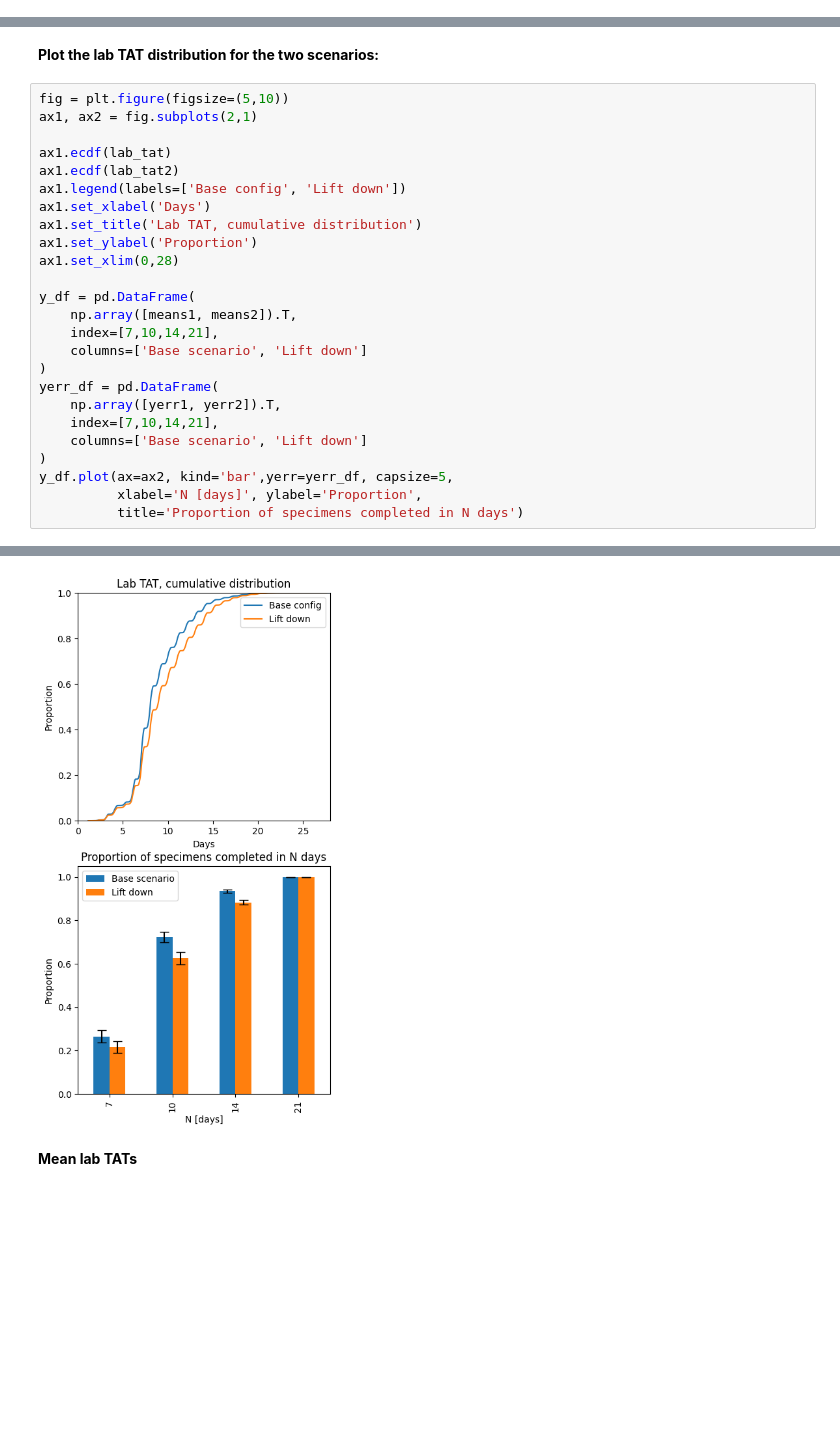
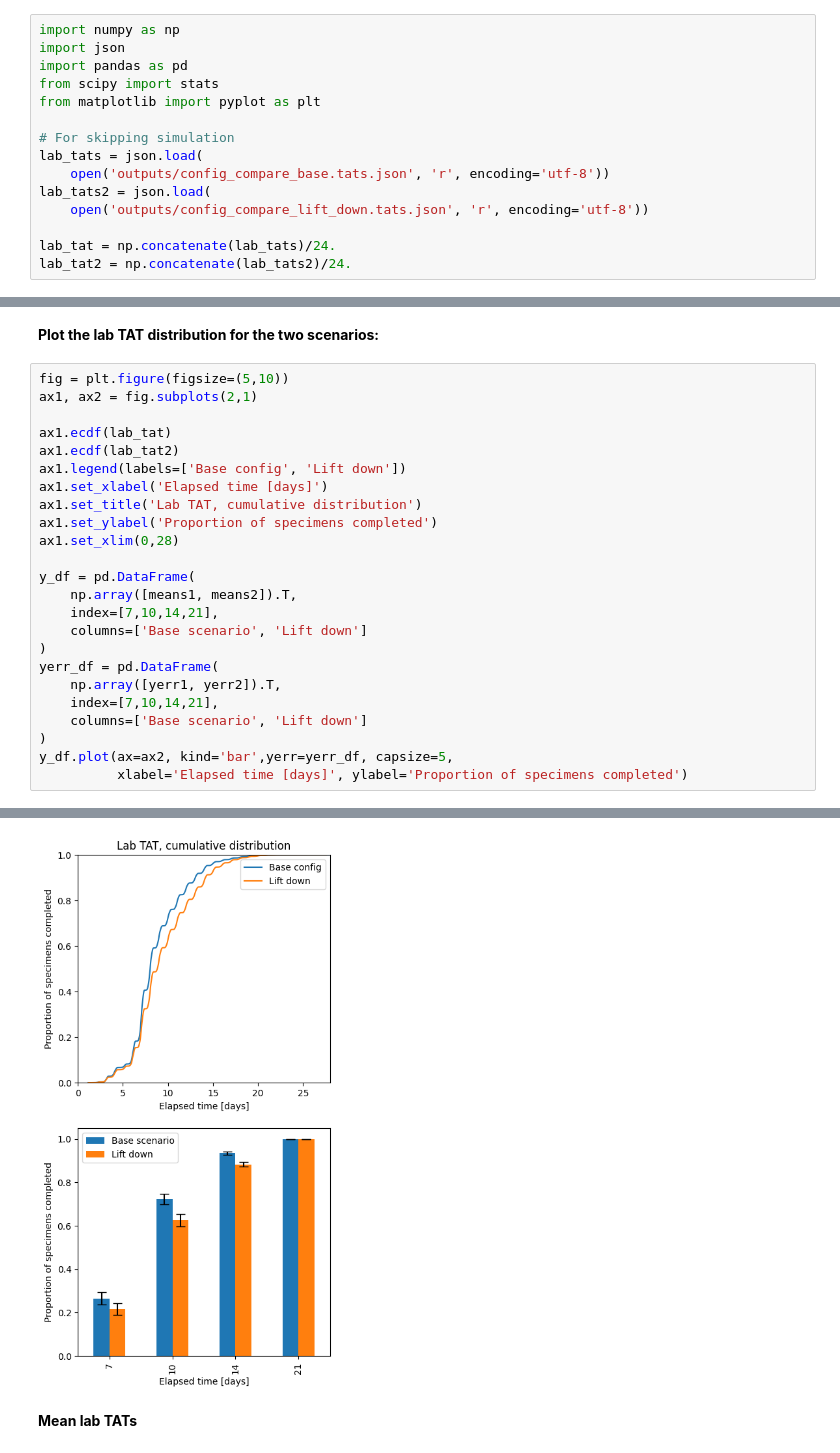
Before and after one commit to yinchi/histopath-bim-des, a Jupyter notebook: notebooks/config_compare.ipynb, the cells around one changed output, grey strips where cells are left out. Drawn from its saved outputs; the diff is of its cells as text; blank space fills up the shorter version.

```diff
--- a/notebooks/config_compare.ipynb
+++ b/notebooks/config_compare.ipynb
@@ -97,5 +111,20 @@ array([0.00000000e+00, 0.00000000e+00, 2.72461004e-04, 6.48729651e-03,
 # %% [markdown]
 ## Comparison
+# %%
+import numpy as np
+import json
+import pandas as pd
+from scipy import stats
+from matplotlib import pyplot as plt
+
+# For skipping simulation
+lab_tats = json.load(
+    open('outputs/config_compare_base.tats.json', 'r', encoding='utf-8'))
+lab_tats2 = json.load(
+    open('outputs/config_compare_lift_down.tats.json', 'r', encoding='utf-8'))
+
+lab_tat = np.concatenate(lab_tats)/24.
+lab_tat2 = np.concatenate(lab_tats2)/24.
 # %%
 mat1 = np.array([[np.mean(np.array(lab_tats[i])/24. < n) for n in [7,10,14,21]] for i in range(30)])
 mat2 = np.array([[np.mean(np.array(lab_tats2[i])/24. < n) for n in [7,10,14,21]] for i in range(30)])
@@ -155,9 +184,9 @@ ax1, ax2 = fig.subplots(2,1)
 ax1.ecdf(lab_tat)
 ax1.ecdf(lab_tat2)
 ax1.legend(labels=['Base config', 'Lift down'])
-ax1.set_xlabel('Days')
+ax1.set_xlabel('Elapsed time [days]')
 ax1.set_title('Lab TAT, cumulative distribution')
-ax1.set_ylabel('Proportion')
+ax1.set_ylabel('Proportion of specimens completed')
 ax1.set_xlim(0,28)
 
 y_df = pd.DataFrame(
@@ -171,6 +200,5 @@ yerr_df = pd.DataFrame(
     columns=['Base scenario', 'Lift down']
 )
 y_df.plot(ax=ax2, kind='bar',yerr=yerr_df, capsize=5,
-          xlabel='N [days]', ylabel='Proportion',
-          title='Proportion of specimens completed in N days')
+          xlabel='Elapsed time [days]', ylabel='Proportion of specimens completed')
 # %% [output]
@@ -178,4 +206,4 @@ y_df.plot(ax=ax2, kind='bar',yerr=yerr_df, capsize=5,
-[figure, old version]
+[figure, new version]
 # %% [markdown]
 **Mean lab TATs**
 # %%
```
Also changed, not shown: parts of 6 cells of this notebook, 5 other files.
